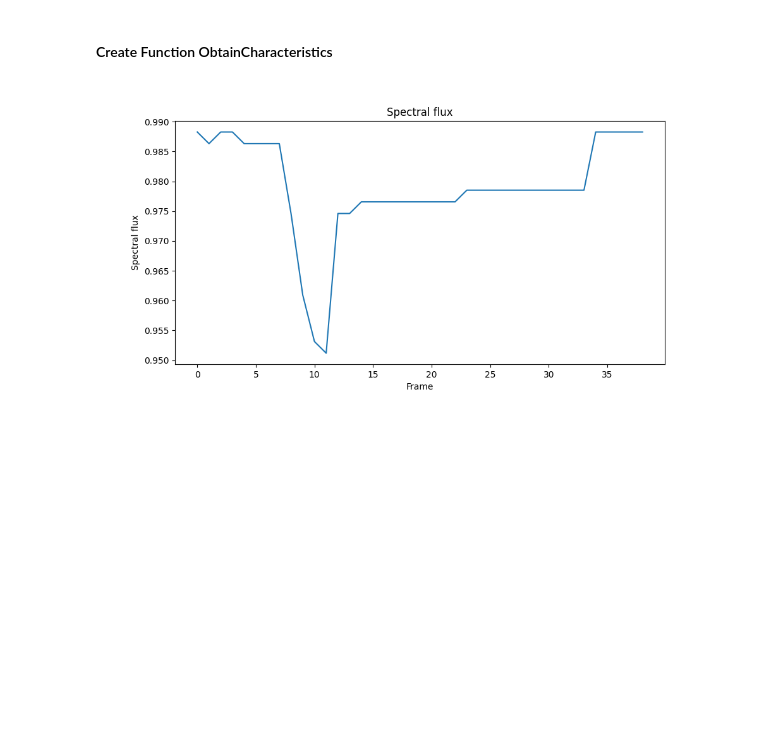
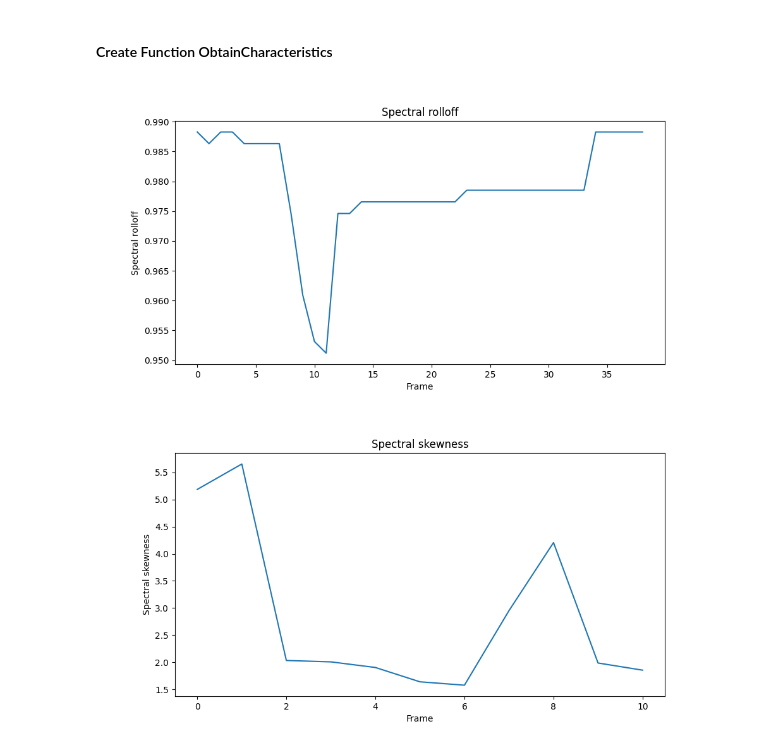
Before and after one commit to oscarjibou/University_projects, a Jupyter notebook: TDS/P4/src.ipynb, the cells around one changed output. Drawn from its saved outputs; the diff is of its cells as text; code cells hidden in the pictures; blank space fills up the shorter version.

```diff
--- a/TDS/P4/src.ipynb
+++ b/TDS/P4/src.ipynb
@@ -51,8 +54,8 @@ plt.show()
 # %% [markdown]
 #### Calcular los MFCC (__Mel Frequency Cepstral Coefficients__)
 # %%
-MFCC = librosa.feature.mfcc(y=audio, sr=frequency_audio, n_mfcc=13)
-TMFCC = np.transpose(MFCC)  # transpose the matrix
+MFCCC = librosa.feature.mfcc(y=audio, sr=frequency_audio, n_mfcc=13)
+TMFCC = np.transpose(MFCCC)  # transpose the matrix
 # %% [markdown]
 #### Calcular Spectral Flux y Spectral Centroid
 # %%
@@ -152,11 +155,15 @@ plt.show()
 # %% [markdown]
 #### Create Function ObtainCharacteristics
 # %%
+
+import librosa
+from scipy.stats import skew
+import numpy as np
 features = []
 
-MFCC_delta = librosa.feature.delta(MFCC)
+MFCC_delta = librosa.feature.delta(MFCCC)
 
-features.append(MFCC)
+features.append(MFCCC)
 features.append(MFCC_delta)
 features.append(spectral_fluxes)
 features.append(spectral_centroids)
@@ -165,33 +172,74 @@ features.append(spectral_spreads)
 
 def spectral_rolloff(signal, c):
     """Computes spectral roll-off"""
 
     energy = np.sum(signal ** 2)
     fft_length = len(signal)
     threshold = c * energy
     # Ffind the spectral rolloff as the frequency position
     # where the respective spectral energy is equal to c*totalEnergy
     cumulative_sum = np.cumsum(signal ** 2) + epsilon
     # find the first index where the cumulative sum is greater than the threshold
     a = np.nonzero(cumulative_sum > threshold)[0]
     if len(a) > 0:
         sp_rolloff = np.float64(a[0]) / (float(fft_length))
     else:
         sp_rolloff = 0.0
     return sp_rolloff
 
 
 spectral_rolloffs = []
 for i in range(0, len(audio_frames)):
     fft = np.abs(np.fft.fft(audio_frames[i]))
     spectral_rolloffs.append(spectral_rolloff(fft, 0.85))  # 85% of the energy
 
+features.append(spectral_rolloffs)
 
 plt.figure(figsize=(10, 5))
 plt.plot(spectral_rolloffs)
-plt.title("Spectral flux")
+plt.title("Spectral rolloff")
 plt.xlabel("Frame")
-plt.ylabel("Spectral flux")
+plt.ylabel("Spectral rolloff")
 plt.show()
+
+
+def spectral_skewness(y, sr, frame_length=2048, hop_length=1024):
+    # Calcular la STFT
+    S = np.abs(librosa.stft(y, n_fft=frame_length, hop_length=hop_length))
+
+    # Calcular frecuencias para cada bin
+    frequencies = librosa.fft_frequencies(sr=sr, n_fft=frame_length)
+
+    # Calcular el centroide espectral
+    mu_1 = librosa.feature.spectral_centroid(
+        S=S, sr=sr, n_fft=frame_length, hop_length=hop_length)[0]
+
+    # Calcular la dispersión espectral (espectro de potencia)
+    mu_2 = librosa.feature.spectral_bandwidth(
+        S=S, sr=sr, n_fft=frame_length, hop_length=hop_length)[0]
+
+    # Preparar la asimetría espectral
+    skewness = []
+    for t in range(S.shape[1]):
+        # Suma ponderada de las desviaciones cúbicas del centroide, normalizada por la dispersión al cubo
+        num = np.sum((frequencies - mu_1[t])**3 * S[:, t])
+        den = (mu_2[t]**3) * np.sum(S[:, t])
+        skew = num / den if den != 0 else 0
+        skewness.append(skew)
+
+    return skewness
+
+
+skewness = spectral_skewness(audio, frequency_audio)
+
+features.append(skewness)
+
+plt.figure(figsize=(10, 5))
+plt.plot(skewness)
+plt.title("Spectral skewness")
+plt.xlabel("Frame")
+plt.ylabel("Spectral skewness")
+plt.show()
 # %% [output]
-[figure, old version]
+[figure, new version]
+[figure, added]
```
Also changed, not shown: parts of 2 cells of this notebook.
